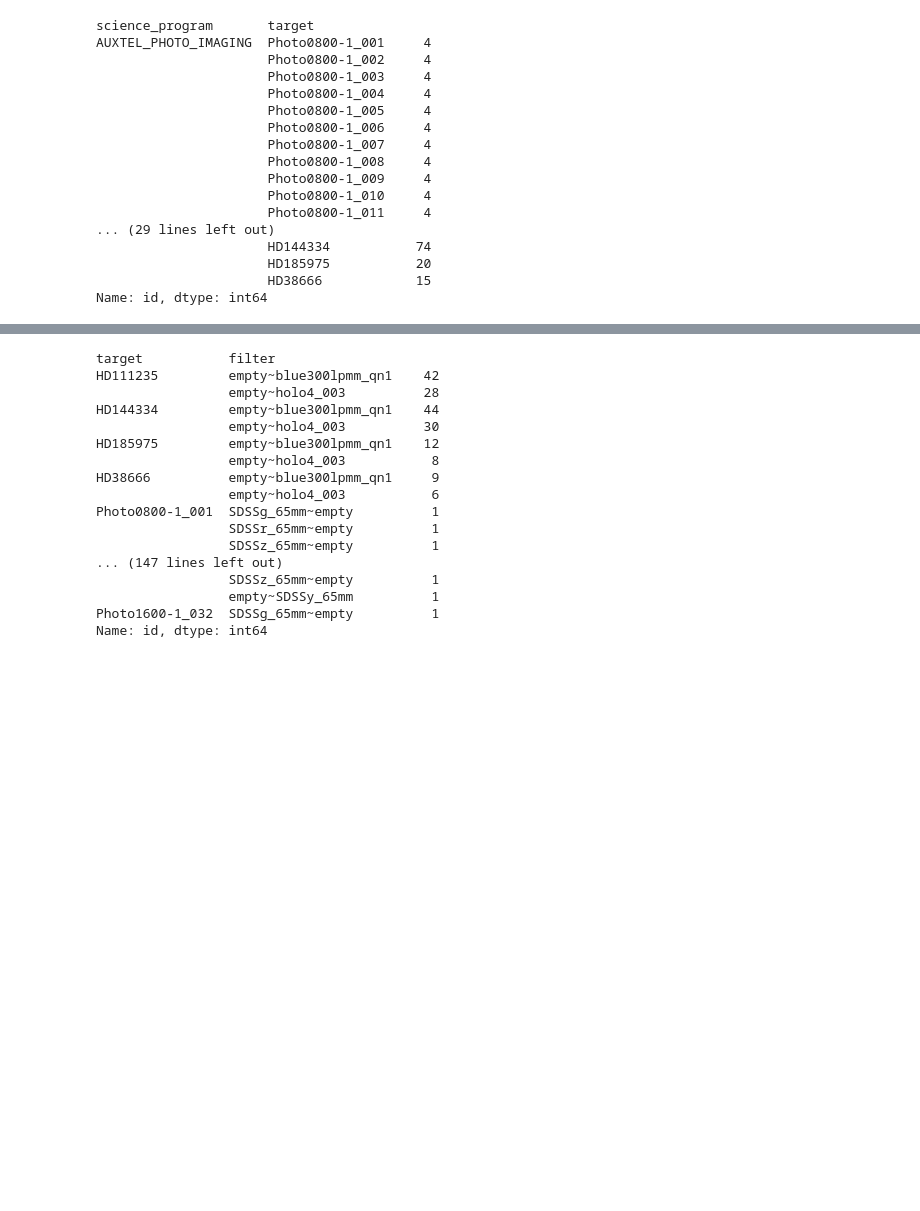
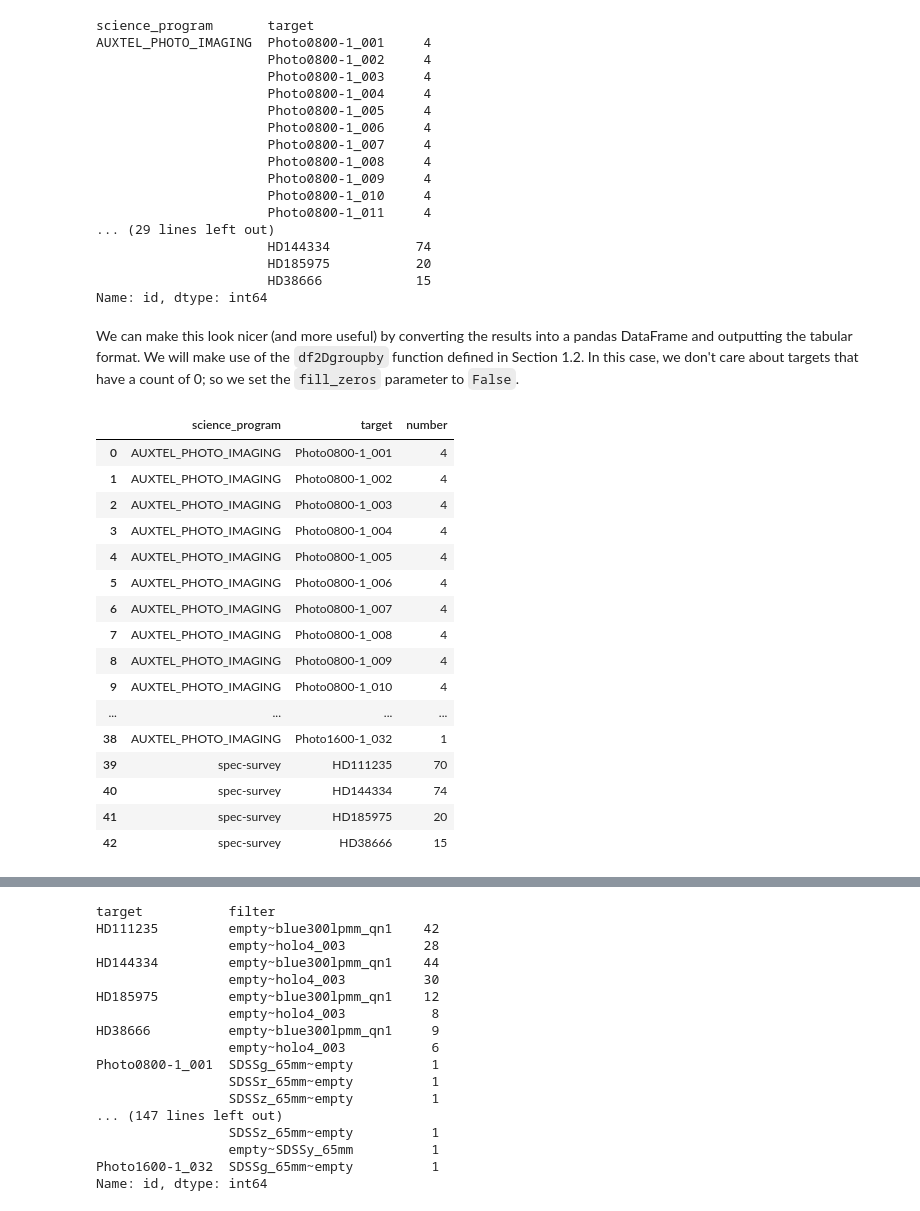
Before and after one commit to lsst-dm/vv-team-notebooks, a Jupyter notebook: notebooks/PREOPS-5002-target-report.ipynb, the cells around one changed output, grey strips where cells are left out. Drawn from its saved outputs; the diff is of its cells as text; code cells hidden in the pictures; blank space fills up the shorter version.

```diff
--- a/notebooks/PREOPS-5002-target-report.ipynb
+++ b/notebooks/PREOPS-5002-target-report.ipynb
@@ -40,0 +43,28 @@ import warnings
+# %%
+# Thanks to the ChatGPT on Poe.com and to https://stackoverflow.com/questions/37003100/pandas-groupby-for-zero-values for help in creating this function!
+
+def df2Dgroupby(df, col_x, col_y, col_count, fill_zeros=True):
+
+    if fill_zeros==True:
+
+        df_grouped = (
+            df_science.groupby([col_x, col_y])[col_count]
+            .count()
+            .unstack(fill_value=0)
+            .stack()
+            .reset_index()
+            .rename(columns={0: "number"})
+            .sort_values([col_x, col_y])
+        )
+
+    else:
+
+        df_grouped = (
+            df_science.groupby([col_x, col_y])[col_count]
+            .count()
+            .reset_index()
+            .rename(columns={col_count: "number"})
+            .sort_values([col_x, col_y])
+        )
+
+    return df_grouped
@@ -343,4 +438,27 @@ AUXTEL_PHOTO_IMAGING  Photo0800-1_001     4
                       HD185975           20
                       HD38666            15
 Name: id, dtype: int64
+# %% [markdown]
+We can make this look nicer (and more useful) by converting the results into a pandas DataFrame and outputting the tabular format.  We will make use of the `df2Dgroupby` function defined in Section 1.2.  In this case, we don't care about targets that have a count of 0; so we set the `fill_zeros` parameter to `False`.
+# %%
+df_science_grouped = df2Dgroupby(df_science, 'science_program', 'target', 'id', False)
+df_science_grouped
+# %% [output]
+|  | science_program | target | number |
+| 0 | AUXTEL_PHOTO_IMAGING | Photo0800-1_001 | 4 |
+| 1 | AUXTEL_PHOTO_IMAGING | Photo0800-1_002 | 4 |
+| 2 | AUXTEL_PHOTO_IMAGING | Photo0800-1_003 | 4 |
+| 3 | AUXTEL_PHOTO_IMAGING | Photo0800-1_004 | 4 |
+| 4 | AUXTEL_PHOTO_IMAGING | Photo0800-1_005 | 4 |
+| 5 | AUXTEL_PHOTO_IMAGING | Photo0800-1_006 | 4 |
+| 6 | AUXTEL_PHOTO_IMAGING | Photo0800-1_007 | 4 |
+| 7 | AUXTEL_PHOTO_IMAGING | Photo0800-1_008 | 4 |
+| 8 | AUXTEL_PHOTO_IMAGING | Photo0800-1_009 | 4 |
+| 9 | AUXTEL_PHOTO_IMAGING | Photo0800-1_010 | 4 |
+| ... | ... | ... | ... |
+| 38 | AUXTEL_PHOTO_IMAGING | Photo1600-1_032 | 1 |
+| 39 | spec-survey | HD111235 | 70 |
+| 40 | spec-survey | HD144334 | 74 |
+| 41 | spec-survey | HD185975 | 20 |
+| 42 | spec-survey | HD38666 | 15 |
 # %% [markdown]
```
Also changed, not shown: parts of 33 cells of this notebook.
